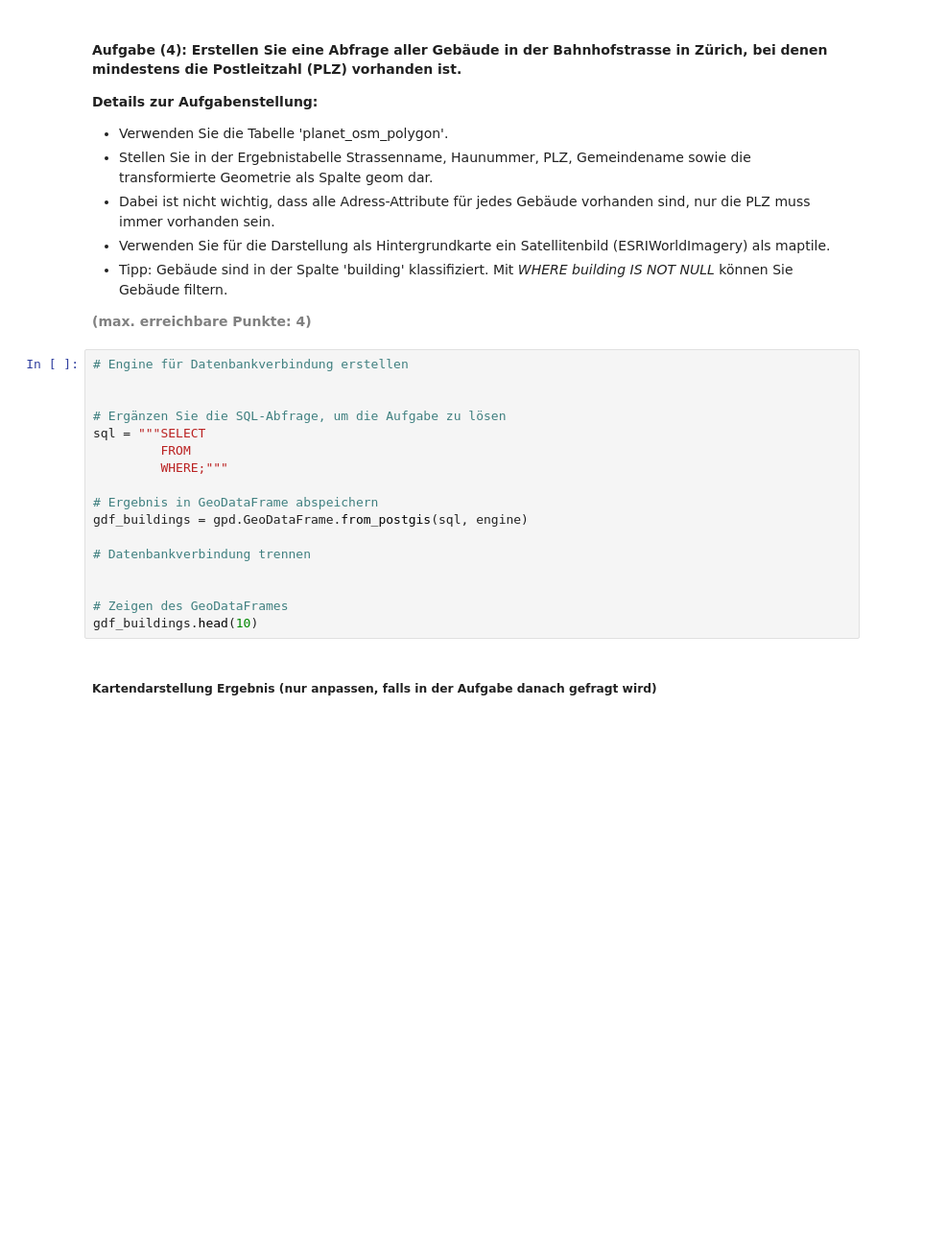
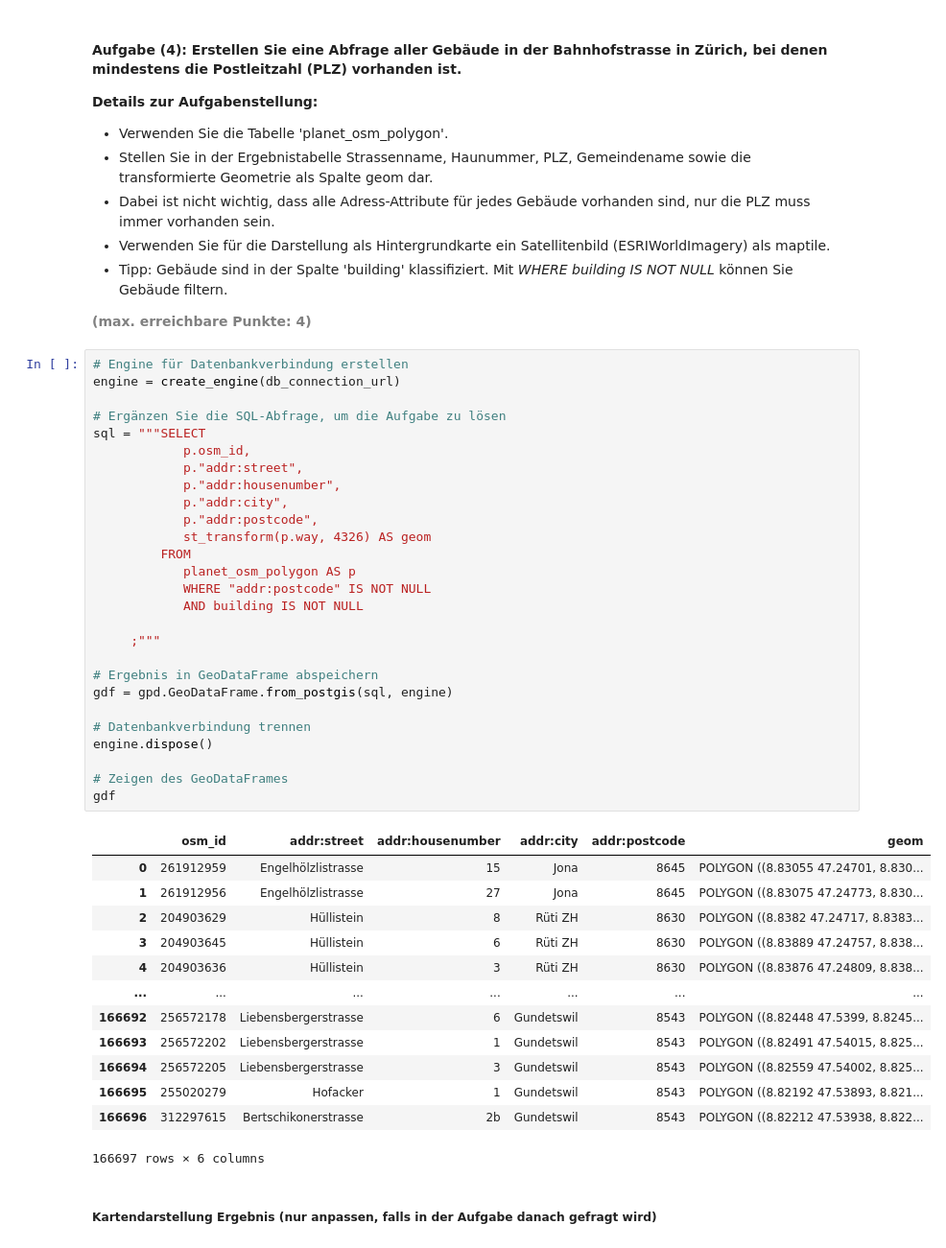
Before and after one commit to migifor-forstmi4/python_postgresql_postgis, a Jupyter notebook: Leistungsnachweis 1/AP03_Management_Raeumliche_Daten.ipynb, the cells around one changed output. Shown at 96% size. Saved outputs shown, nothing was run; the diff lists cells and outputs as text; blank space fills up the shorter version.

```diff
--- a/Leistungsnachweis 1/AP03_Management_Raeumliche_Daten.ipynb
+++ b/Leistungsnachweis 1/AP03_Management_Raeumliche_Daten.ipynb
@@ -416,21 +416,45 @@ Die Karte wurde unter 'maps/map_streets.html' gespeichert.
 <b style="color: gray;">(max. erreichbare Punkte: 4)</b>
 # %%
 # Engine für Datenbankverbindung erstellen
-
+engine = create_engine(db_connection_url)
 
 # Ergänzen Sie die SQL-Abfrage, um die Aufgabe zu lösen
 sql = """SELECT
+            p.osm_id,
+            p."addr:street",
+            p."addr:housenumber",
+            p."addr:city",
+            p."addr:postcode",
+            st_transform(p.way, 4326) AS geom
          FROM
-         WHERE;"""
+            planet_osm_polygon AS p
+            WHERE "addr:postcode" IS NOT NULL
+            AND building IS NOT NULL
+
+     ;"""
 
 # Ergebnis in GeoDataFrame abspeichern
-gdf_buildings = gpd.GeoDataFrame.from_postgis(sql, engine)
+gdf = gpd.GeoDataFrame.from_postgis(sql, engine)
 
 # Datenbankverbindung trennen
-
+engine.dispose()
 
 # Zeigen des GeoDataFrames
-gdf_buildings.head(10)
+gdf
+# %% [output]
+|  | osm_id | addr:street | addr:housenumber | addr:city | addr:postcode | geom |
+| 0 | 261912959 | Engelhölzlistrasse | 15 | Jona | 8645 | POLYGON ((8.83055 47.24701, 8.830... |
+| 1 | 261912956 | Engelhölzlistrasse | 27 | Jona | 8645 | POLYGON ((8.83075 47.24773, 8.830... |
+| 2 | 204903629 | Hüllistein | 8 | Rüti ZH | 8630 | POLYGON ((8.8382 47.24717, 8.8383... |
+| 3 | 204903645 | Hüllistein | 6 | Rüti ZH | 8630 | POLYGON ((8.83889 47.24757, 8.838... |
+| 4 | 204903636 | Hüllistein | 3 | Rüti ZH | 8630 | POLYGON ((8.83876 47.24809, 8.838... |
+| ... | ... | ... | ... | ... | ... | ... |
+| 166692 | 256572178 | Liebensbergerstrasse | 6 | Gundetswil | 8543 | POLYGON ((8.82448 47.5399, 8.8245... |
+| 166693 | 256572202 | Liebensbergerstrasse | 1 | Gundetswil | 8543 | POLYGON ((8.82491 47.54015, 8.825... |
+| 166694 | 256572205 | Liebensbergerstrasse | 3 | Gundetswil | 8543 | POLYGON ((8.82559 47.54002, 8.825... |
+| 166695 | 255020279 | Hofacker | 1 | Gundetswil | 8543 | POLYGON ((8.82192 47.53893, 8.821... |
+| 166696 | 312297615 | Bertschikonerstrasse | 2b | Gundetswil | 8543 | POLYGON ((8.82212 47.53938, 8.822... |
+166697 rows × 6 columns
 # %% [markdown]
 ##### <b>Kartendarstellung Ergebnis (nur anpassen, falls in der Aufgabe danach gefragt wird)</b>
 # %%
```
Also changed, not shown: parts of 3 cells of this notebook, 3 other files.
